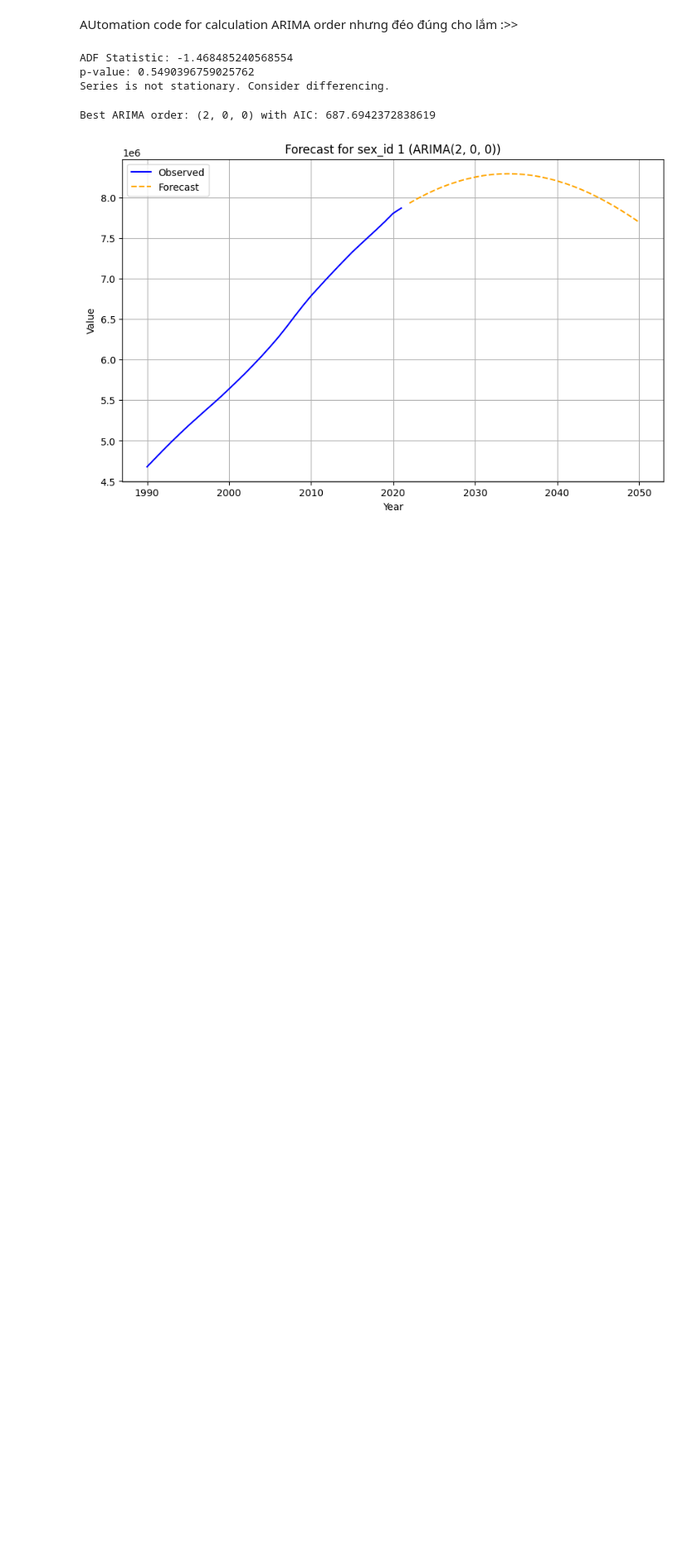
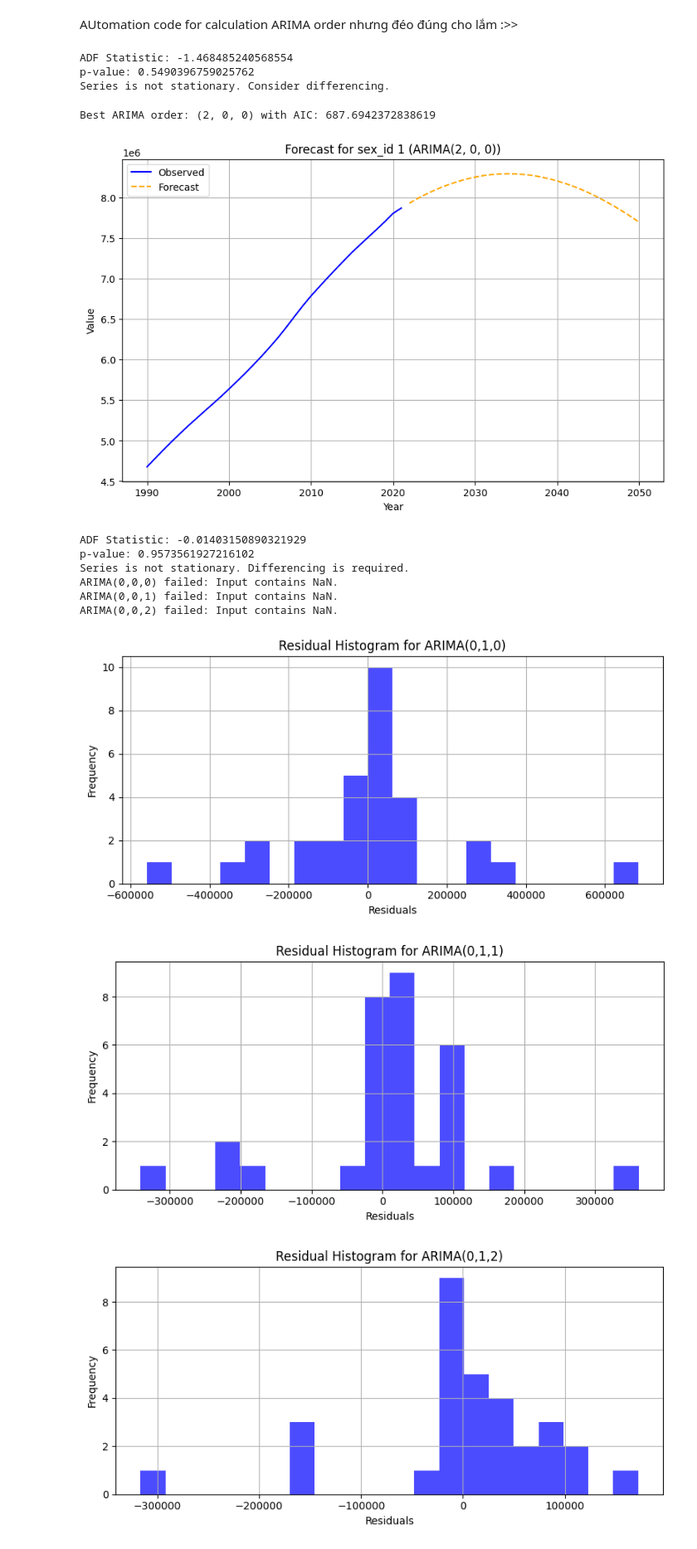
Before and after one commit to ToraKisaki/GHD2021_Schizophrenia, a Jupyter notebook: machine_learning.ipynb, the cells around one changed output. Shown at 83% size. Drawn from its saved outputs; the diff is of its cells as text; code cells hidden in the pictures; blank space fills up the shorter version.

```diff
--- a/machine_learning.ipynb
+++ b/machine_learning.ipynb
@@ -379,3 +382,83 @@ p-value: 0.5490396759025762
 Series is not stationary. Consider differencing.
 Best ARIMA order: (2, 0, 0) with AIC: 687.6942372838619
 [figure]
+# %%
+import pandas as pd
+import numpy as np
+from statsmodels.tsa.arima.model import ARIMA
+from statsmodels.tsa.stattools import adfuller
+from sklearn.metrics import mean_squared_error
+import itertools
+import matplotlib.pyplot as plt
+
+# Load the data
+file_path = 'new_data_important/data_1990_2021.csv'
+df = pd.read_csv(file_path)
+df = df[df['age_id'] != 27]
+
+# Filter data for a specific `sex_id` (example: 1)
+sex_id = 1
+sex_data = df[df['sex_id'] == sex_id][['year', 'val']].dropna()
+sex_data = sex_data.set_index('year')
+
+# Function to check stationarity
+def check_stationarity(series):
+    result = adfuller(series)
+    print(f"ADF Statistic: {result[0]}")
+    print(f"p-value: {result[1]}")
+    if result[1] > 0.05:
+        print("Series is not stationary. Differencing is required.")
+        return False
+    else:
+        print("Series is stationary.")
+        return True
+
+# Perform differencing if necessary
+if not check_stationarity(sex_data['val']):
+    sex_data['val'] = sex_data['val'].diff().dropna()
+
+# Grid search for ARIMA parameters
+p_range = range(0, 3)
+d_range = range(0, 2)
+q_range = range(0, 3)
+results = []
+
+for p, d, q in itertools.product(p_range, d_range, q_range):
+    try:
+        model = ARIMA(sex_data['val'], order=(p, d, q))
+        model_fit = model.fit()
+        aic = model_fit.aic
+        residuals = model_fit.resid
+        rmse = np.sqrt(mean_squared_error(sex_data['val'][d:], residuals[d:]))
+        results.append((p, d, q, aic, rmse))
+
+        # Plot residual histogram
+        plt.figure(figsize=(8, 4))
+        plt.hist(residuals, bins=20, color='blue', alpha=0.7)
+        plt.title(f'Residual Histogram for ARIMA({p},{d},{q})')
+        plt.xlabel('Residuals')
+        plt.ylabel('Frequency')
+        plt.grid(True)
+        plt.tight_layout()
+        plt.show()
+
+    except Exception as e:
+        print(f"ARIMA({p},{d},{q}) failed: {e}")
+
+# Create a DataFrame to display results
+results_df = pd.DataFrame(results, columns=['p', 'd', 'q', 'AIC', 'RMSE'])
+print(results_df)
+
+# Save results to a CSV file
+results_df.to_csv('arima_results.csv', index=False)
+print("Results saved to 'arima_results.csv'.")
+# %% [output]
+ADF Statistic: -0.01403150890321929
+p-value: 0.9573561927216102
+Series is not stationary. Differencing is required.
+ARIMA(0,0,0) failed: Input contains NaN.
+ARIMA(0,0,1) failed: Input contains NaN.
+ARIMA(0,0,2) failed: Input contains NaN.
+[figure, added]
+[figure, added]
+[figure, added]
```
Also changed, not shown: parts of 9 cells of this notebook, 59 other files.
